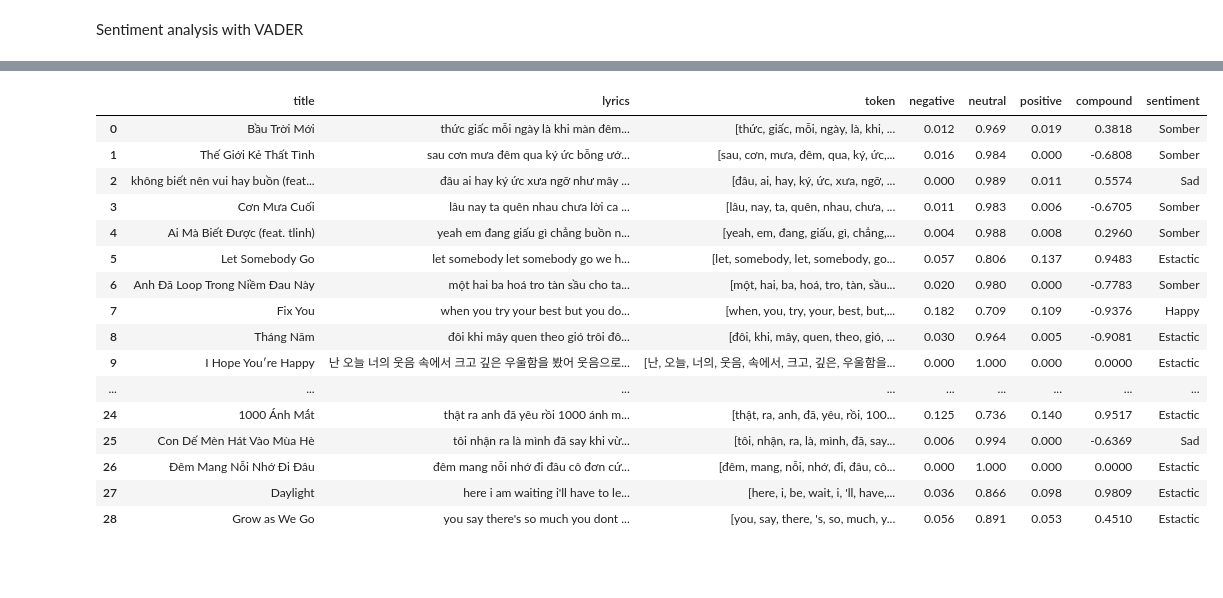
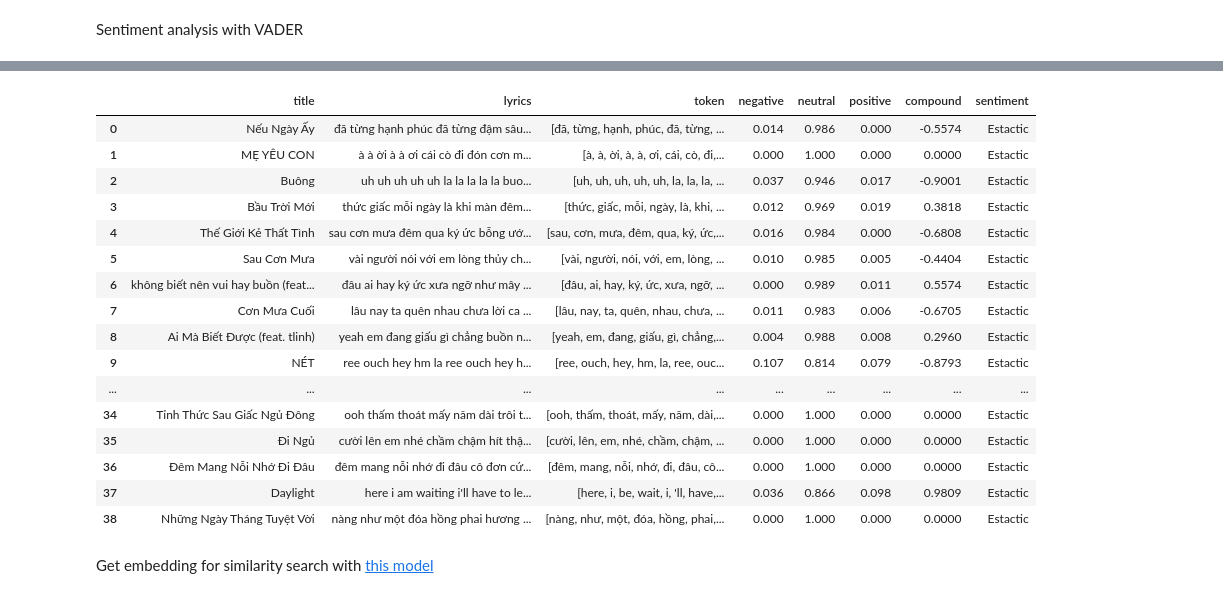
Before and after one commit to rileyhitthefan/IwantaPlaylist, a Jupyter notebook: test.ipynb, the cells around one changed output, grey strips where cells are left out. Drawn from its saved outputs; the diff is of its cells as text; code cells hidden in the pictures; blank space fills up the shorter version.

Commit message:
add multilingual

```diff
--- a/test.ipynb
+++ b/test.ipynb
@@ -94,6 +94,13 @@ for i, song in user_songs.iterrows():
             'title': title,
             'lyrics': lyrics.lyrics
         })
+    else:
+        lyrics = genius.search_song(title)
+        if lyrics:
+            list_lyrics.append({
+                'title': title,
+                'lyrics': lyrics.lyrics
+            })
 
 pd.DataFrame(list_lyrics)
 # %% [output]
@@ -291,19 +310,33 @@ Sentiment analysis using [this model](tabularisai/multilingual-sentiment-analysi
 # %%
 # Example
-from transformers import AutoTokenizer, AutoModelForSequenceClassification
+from transformers import AutoTokenizer, AutoModelForSequenceClassification, pipeline
 import torch
 
 model_name = "tabularisai/multilingual-sentiment-analysis"
 tokenizer = AutoTokenizer.from_pretrained(model_name)
 model = AutoModelForSequenceClassification.from_pretrained(model_name)
 
+# def predict_sentiment(text):
+#         inputs = tokenizer(text, return_tensors="pt", padding=True, truncation=True)
+#         with torch.no_grad():
+#             outputs = model(**inputs)
+#         probabilities = torch.nn.functional.softmax(outputs.logits, dim=-1)
+#         sentiment_map = {
+#             0: "sombre",
+#             1: "sad",
+#             2: "neutral",
+#             3: "happy",
+#             4: "ecstatic"
+#         }
+#         return [sentiment_map[p] for p in torch.argmax(probabilities, dim=-1).tolist()]
+
 def predict_sentiment(texts):
-    inputs = tokenizer(texts, return_tensors="pt", truncation=True, padding=True, max_length=512)
-    with torch.no_grad():
-        outputs = model(**inputs)
-    probabilities = torch.nn.functional.softmax(outputs.logits, dim=-1)
     sentiment_map = {0: "Somber", 1: "Sad", 2: "Neutral", 3: "Happy", 4: "Estactic"}
-    return [sentiment_map[p] for p in torch.argmax(probabilities, dim=-1).tolist()]
+    pipe = pipeline(task="sentiment-analysis", model=model_name)
+    sentiments = pipe(texts)
+    labels = [sentiment['label'][-1] for sentiment in sentiments]
+    scores = [sentiment['score'] for sentiment in sentiments]
+    return [sentiment_map[int(p)] for p in labels]
 
 texts = [
     # English
@@ -372,7 +406,7 @@ Sentiment: Neutral
 # %%
 sentiment = []
 for text in list_lyrics_df['lyrics']:
-    sentiment.append(predict_sentiment([text])[0])
+    sentiment = (predict_sentiment([text[:512]])[0])
 
 list_lyrics_df['sentiment'] = sentiment
 list_lyrics_df
@@ -380,17 +431,19 @@ list_lyrics_df
 |  | title | lyrics | token | negative | neutral | positive | compound | sentiment |
-| 0 | Bầu Trời Mới | thức giấc mỗi ngày là khi màn đêm... | [thức, giấc, mỗi, ngày, là, khi, ... | 0.012 | 0.969 | 0.019 | 0.3818 | Somber |
-| 1 | Thế Giới Kẻ Thất Tình | sau cơn mưa đêm qua ký ức bỗng ướ... | [sau, cơn, mưa, đêm, qua, ký, ức,... | 0.016 | 0.984 | 0.000 | -0.6808 | Somber |
-| 2 | không biết nên vui hay buồn (feat... | đâu ai hay ký ức xưa ngỡ như mây ... | [đâu, ai, hay, ký, ức, xưa, ngỡ, ... | 0.000 | 0.989 | 0.011 | 0.5574 | Sad |
-| 3 | Cơn Mưa Cuối | lâu nay ta quên nhau chưa lời ca ... | [lâu, nay, ta, quên, nhau, chưa, ... | 0.011 | 0.983 | 0.006 | -0.6705 | Somber |
-| 4 | Ai Mà Biết Được (feat. tlinh) | yeah em đang giấu gì chẳng buồn n... | [yeah, em, đang, giấu, gì, chẳng,... | 0.004 | 0.988 | 0.008 | 0.2960 | Somber |
-| 5 | Let Somebody Go | let somebody let somebody go we h... | [let, somebody, let, somebody, go... | 0.057 | 0.806 | 0.137 | 0.9483 | Estactic |
-| 6 | Anh Đã Loop Trong Niềm Đau Này | một hai ba hoá tro tàn sầu cho ta... | [một, hai, ba, hoá, tro, tàn, sầu... | 0.020 | 0.980 | 0.000 | -0.7783 | Somber |
-| 7 | Fix You | when you try your best but you do... | [when, you, try, your, best, but,... | 0.182 | 0.709 | 0.109 | -0.9376 | Happy |
-| 8 | Tháng Năm | đôi khi mây quen theo gió trôi đô... | [đôi, khi, mây, quen, theo, gió, ... | 0.030 | 0.964 | 0.005 | -0.9081 | Estactic |
-| 9 | I Hope You′re Happy | 난 오늘 너의 웃음 속에서 크고 깊은 우울함을 봤어 웃음으로... | [난, 오늘, 너의, 웃음, 속에서, 크고, 깊은, 우울함을... | 0.000 | 1.000 | 0.000 | 0.0000 | Estactic |
+| 0 | Nếu Ngày Ấy | đã từng hạnh phúc đã từng đậm sâu... | [đã, từng, hạnh, phúc, đã, từng, ... | 0.014 | 0.986 | 0.000 | -0.5574 | Estactic |
+| 1 | MẸ YÊU CON | à à ời à à ơi cái cò đi đón cơn m... | [à, à, ời, à, à, ơi, cái, cò, đi,... | 0.000 | 1.000 | 0.000 | 0.0000 | Estactic |
+| 2 | Buông | uh uh uh uh uh la la la la la buo... | [uh, uh, uh, uh, uh, la, la, la, ... | 0.037 | 0.946 | 0.017 | -0.9001 | Estactic |
+| 3 | Bầu Trời Mới | thức giấc mỗi ngày là khi màn đêm... | [thức, giấc, mỗi, ngày, là, khi, ... | 0.012 | 0.969 | 0.019 | 0.3818 | Estactic |
+| 4 | Thế Giới Kẻ Thất Tình | sau cơn mưa đêm qua ký ức bỗng ướ... | [sau, cơn, mưa, đêm, qua, ký, ức,... | 0.016 | 0.984 | 0.000 | -0.6808 | Estactic |
+| 5 | Sau Cơn Mưa | vài người nói với em lòng thủy ch... | [vài, người, nói, với, em, lòng, ... | 0.010 | 0.985 | 0.005 | -0.4404 | Estactic |
+| 6 | không biết nên vui hay buồn (feat... | đâu ai hay ký ức xưa ngỡ như mây ... | [đâu, ai, hay, ký, ức, xưa, ngỡ, ... | 0.000 | 0.989 | 0.011 | 0.5574 | Estactic |
+| 7 | Cơn Mưa Cuối | lâu nay ta quên nhau chưa lời ca ... | [lâu, nay, ta, quên, nhau, chưa, ... | 0.011 | 0.983 | 0.006 | -0.6705 | Estactic |
+| 8 | Ai Mà Biết Được (feat. tlinh) | yeah em đang giấu gì chẳng buồn n... | [yeah, em, đang, giấu, gì, chẳng,... | 0.004 | 0.988 | 0.008 | 0.2960 | Estactic |
+| 9 | NÉT | ree ouch hey hm la ree ouch hey h... | [ree, ouch, hey, hm, la, ree, ouc... | 0.107 | 0.814 | 0.079 | -0.8793 | Estactic |
 | ... | ... | ... | ... | ... | ... | ... | ... | ... |
-| 24 | 1000 Ánh Mắt | thật ra anh đã yêu rồi 1000 ánh m... | [thật, ra, anh, đã, yêu, rồi, 100... | 0.125 | 0.736 | 0.140 | 0.9517 | Estactic |
-| 25 | Con Dế Mèn Hát Vào Mùa Hè | tôi nhận ra là mình đã say khi vừ... | [tôi, nhận, ra, là, mình, đã, say... | 0.006 | 0.994 | 0.000 | -0.6369 | Sad |
-| 26 | Đêm Mang Nỗi Nhớ Đi Đâu | đêm mang nỗi nhớ đi đâu cô đơn cứ... | [đêm, mang, nỗi, nhớ, đi, đâu, cô... | 0.000 | 1.000 | 0.000 | 0.0000 | Estactic |
-| 27 | Daylight | here i am waiting i'll have to le... | [here, i, be, wait, i, 'll, have,... | 0.036 | 0.866 | 0.098 | 0.9809 | Estactic |
-| 28 | Grow as We Go | you say there's so much you dont ... | [you, say, there, 's, so, much, y... | 0.056 | 0.891 | 0.053 | 0.4510 | Estactic |
+| 34 | Tỉnh Thức Sau Giấc Ngủ Đông | ooh thấm thoát mấy năm dài trôi t... | [ooh, thấm, thoát, mấy, năm, dài,... | 0.000 | 1.000 | 0.000 | 0.0000 | Estactic |
+| 35 | Đi Ngủ | cười lên em nhé chầm chậm hít thậ... | [cười, lên, em, nhé, chầm, chậm, ... | 0.000 | 1.000 | 0.000 | 0.0000 | Estactic |
+| 36 | Đêm Mang Nỗi Nhớ Đi Đâu | đêm mang nỗi nhớ đi đâu cô đơn cứ... | [đêm, mang, nỗi, nhớ, đi, đâu, cô... | 0.000 | 1.000 | 0.000 | 0.0000 | Estactic |
+| 37 | Daylight | here i am waiting i'll have to le... | [here, i, be, wait, i, 'll, have,... | 0.036 | 0.866 | 0.098 | 0.9809 | Estactic |
+| 38 | Những Ngày Tháng Tuyệt Vời | nàng như một đóa hồng phai hương ... | [nàng, như, một, đóa, hồng, phai,... | 0.000 | 1.000 | 0.000 | 0.0000 | Estactic |
+# %% [markdown]
+Get embedding for similarity search with [this model](sentence-transformers/distiluse-base-multilingual-cased)
```
Also changed, not shown: parts of 16 cells of this notebook, 6 other files.
